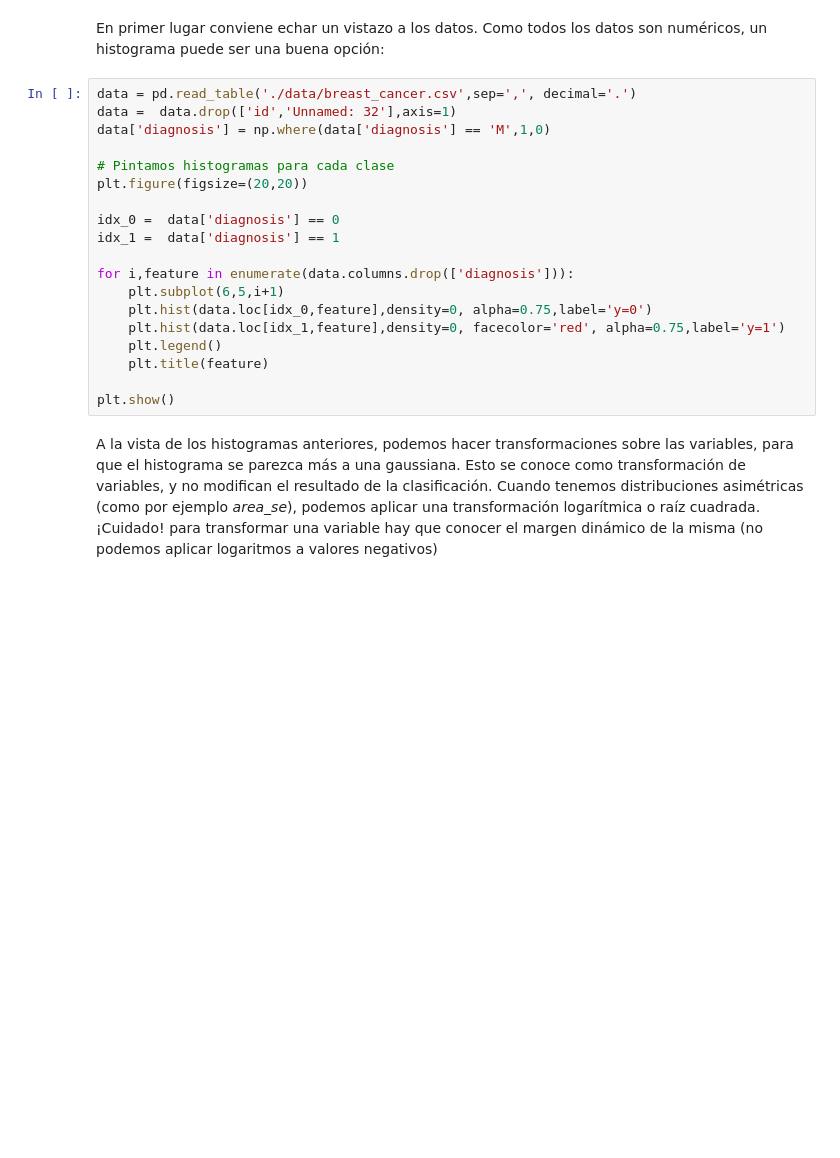
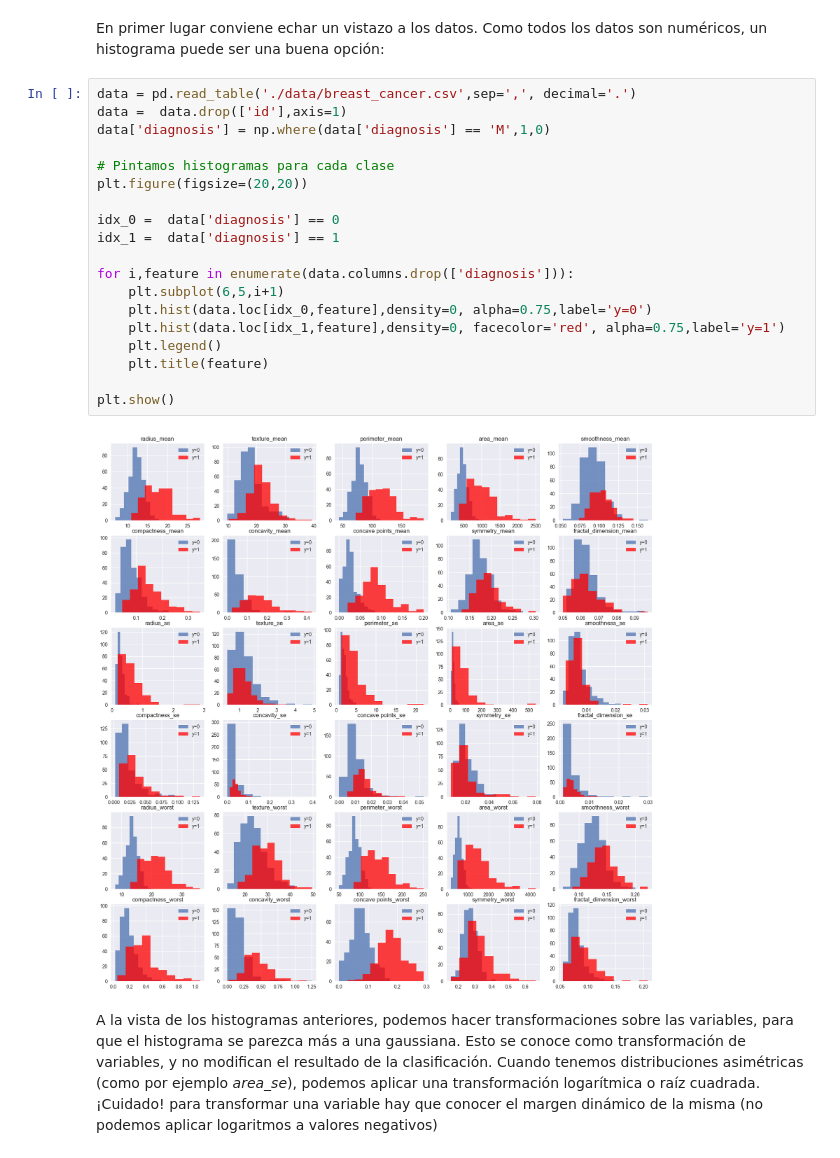
Before and after one commit to KeepCoding-IA-4/machine-learning, a Jupyter notebook: notebooks/5. Bagging y Random Forest.ipynb, the cells around one changed output. Cells and saved outputs as stored; diff of their text form; blank space fills up the shorter version.

```diff
--- a/notebooks/5. Bagging y Random Forest.ipynb
+++ b/notebooks/5. Bagging y Random Forest.ipynb
@@ -91,23 +152,25 @@ test_data['var2_encoded'] = le_var2.transform(test_data['var2'])
 En primer lugar conviene echar un vistazo a los datos. Como todos los datos son numéricos, un histograma puede ser una buena opción:
 # %%
 data = pd.read_table('./data/breast_cancer.csv',sep=',', decimal='.')
-data =  data.drop(['id','Unnamed: 32'],axis=1)
+data =  data.drop(['id'],axis=1)
 data['diagnosis'] = np.where(data['diagnosis'] == 'M',1,0)
 
 # Pintamos histogramas para cada clase
 plt.figure(figsize=(20,20))
 
 idx_0 =  data['diagnosis'] == 0
 idx_1 =  data['diagnosis'] == 1
 
 for i,feature in enumerate(data.columns.drop(['diagnosis'])):
     plt.subplot(6,5,i+1)
     plt.hist(data.loc[idx_0,feature],density=0, alpha=0.75,label='y=0')
     plt.hist(data.loc[idx_1,feature],density=0, facecolor='red', alpha=0.75,label='y=1')
     plt.legend()
     plt.title(feature)
 
 plt.show()
+# %% [output]
+[figure, added]
 # %% [markdown]
 A la vista de los histogramas anteriores, podemos hacer transformaciones sobre las variables, para que el histograma se parezca más a una gaussiana. Esto se conoce como transformación de variables, y no modifican el resultado de la clasificación. Cuando tenemos distribuciones asimétricas (como por ejemplo *area_se*), podemos aplicar una transformación logarítmica o raíz cuadrada. ¡Cuidado! para transformar una variable hay que conocer el margen dinámico de la misma (no podemos aplicar logaritmos a valores negativos)
 # %%
```
Also changed, not shown: parts of 21 cells of this notebook, 1 other file.
